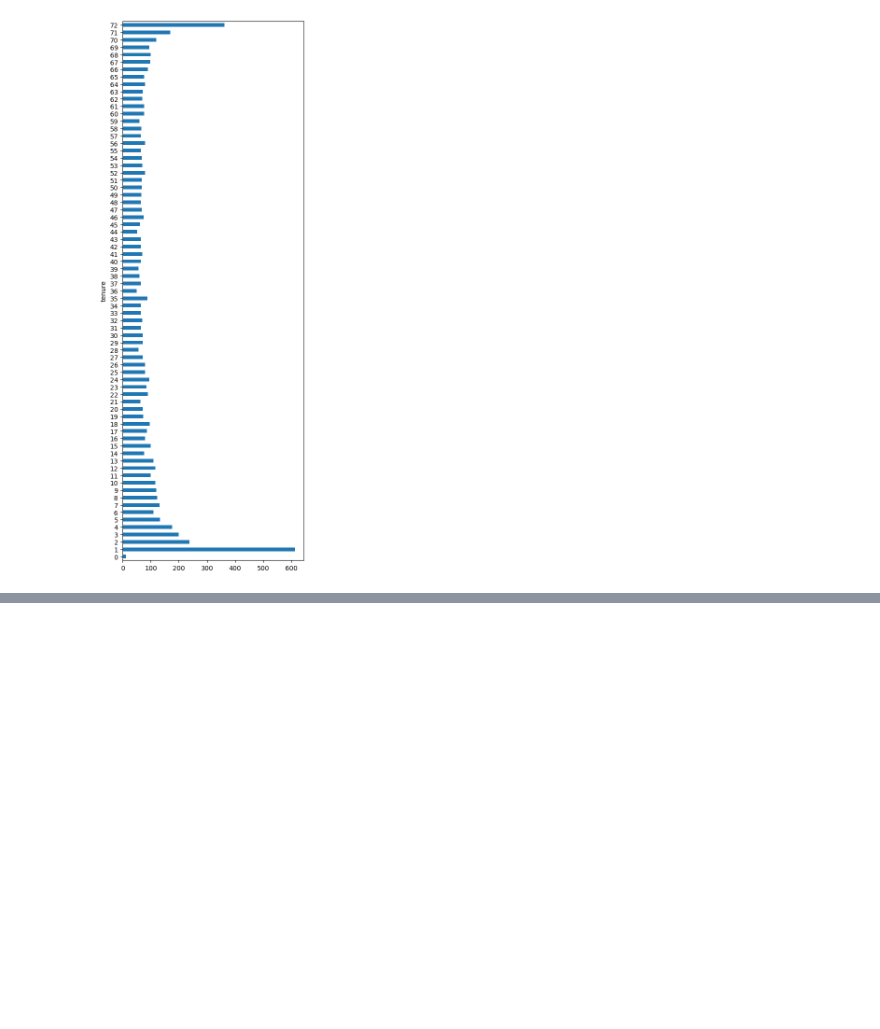
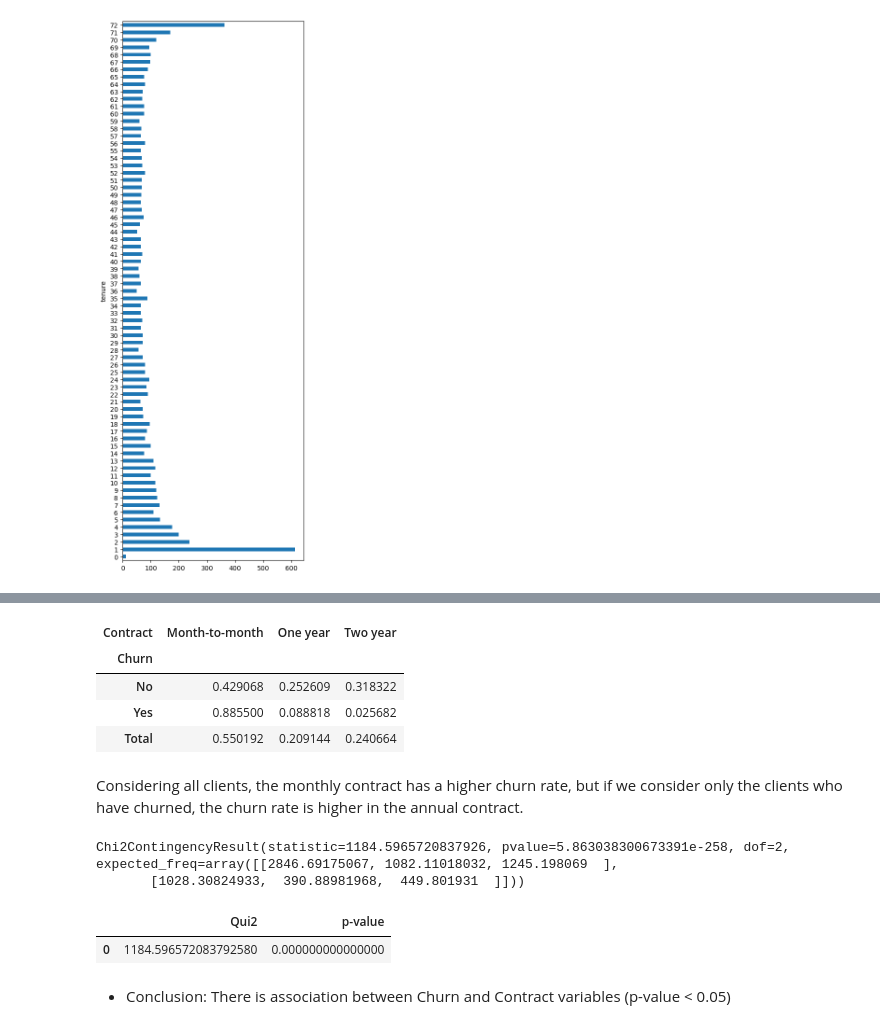
Before and after one commit to RanielliMontagna/ia-learning, a Jupyter notebook: eda/eda_churn.ipynb, the cells around one changed output, grey strips where cells are left out. Drawn from its saved outputs; the diff is of its cells as text; code cells hidden in the pictures; blank space fills up the shorter version.

```diff
--- a/eda/eda_churn.ipynb
+++ b/eda/eda_churn.ipynb
@@ -687,0 +700,12 @@ df_churn.groupby(['tenure'])['tenure'].count().plot.barh(figsize=(5, 15))
+# %%
+# Hipothesis: Clients with monthlty contract are more likely to churn
+# Create a contingency table with Contract and Churn variables - Percentage
+pd.crosstab(df_churn.Churn, df_churn.Contract, normalize='index', margins=True, margins_name='Total')
+# %% [output]
+| Contract | Month-to-month | One year | Two year |
+| Churn |  |  |  |
+| No | 0.429068 | 0.252609 | 0.318322 |
+| Yes | 0.885500 | 0.088818 | 0.025682 |
+| Total | 0.550192 | 0.209144 | 0.240664 |
+# %% [markdown]
+Considering all clients, the monthly contract has a higher churn rate, but if we consider only the clients who have churned, the churn rate is higher in the annual contract.
@@ -687,0 +732,5 @@ df_churn.groupby(['tenure'])['tenure'].count().plot.barh(figsize=(5, 15))
+# %%
+chi_scores_churn_contract
+# %% [output]
+Chi2ContingencyResult(statistic=1184.5965720837926, pvalue=5.863038300673391e-258, dof=2, expected_freq=array([[2846.69175067, 1082.11018032, 1245.198069  ],
+       [1028.30824933,  390.88981968,  449.801931  ]]))
@@ -687,0 +747,8 @@ df_churn.groupby(['tenure'])['tenure'].count().plot.barh(figsize=(5, 15))
+# %%
+# Analyze Scores and p-values
+df_chi_scores_churn_contract
+# %% [output]
+|  | Qui2 | p-value |
+| 0 | 1184.596572083792580 | 0.000000000000000 |
+# %% [markdown]
+- Conclusion: There is association between Churn and Contract variables (p-value < 0.05)
```
Also changed, not shown: parts of 24 cells of this notebook, 2 other files.
